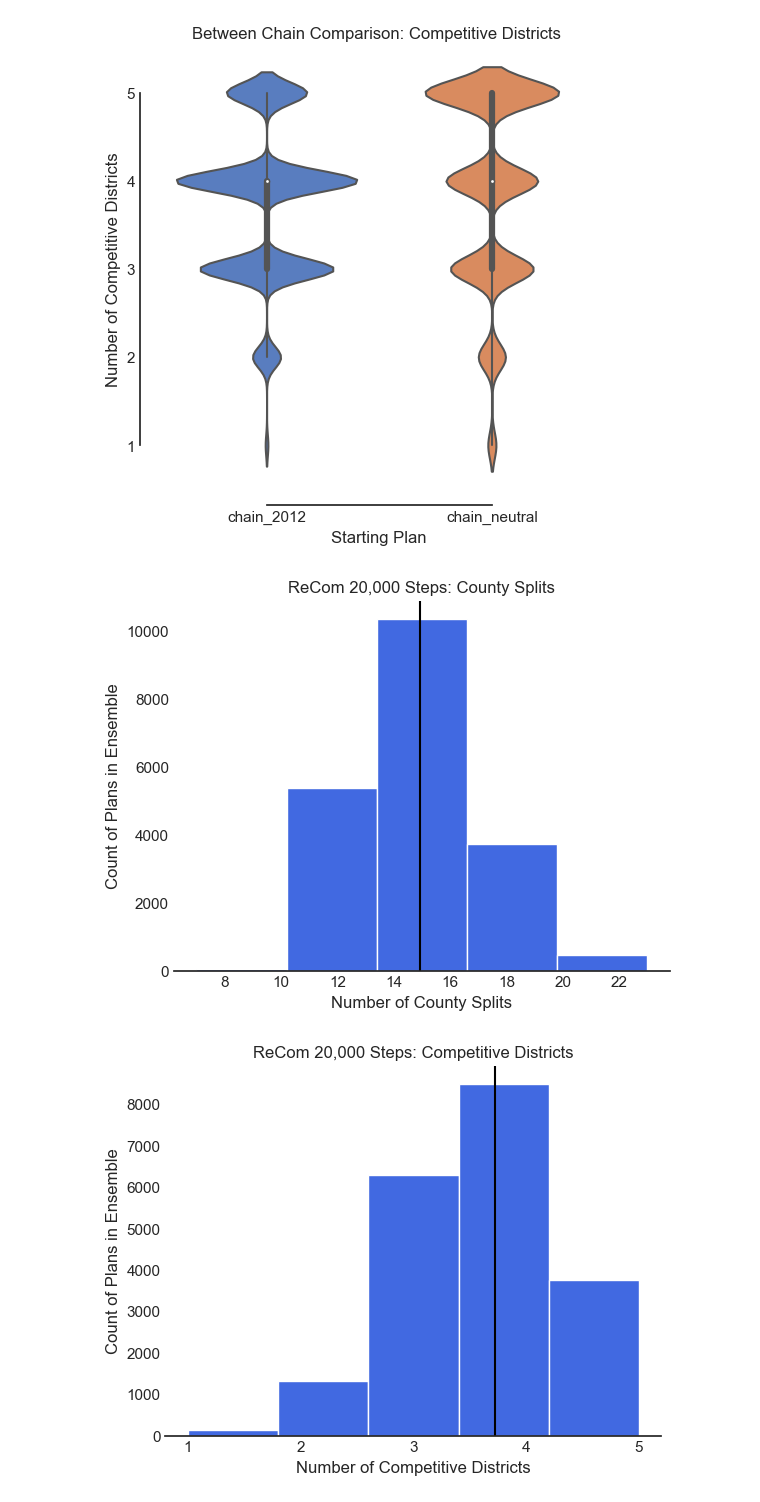
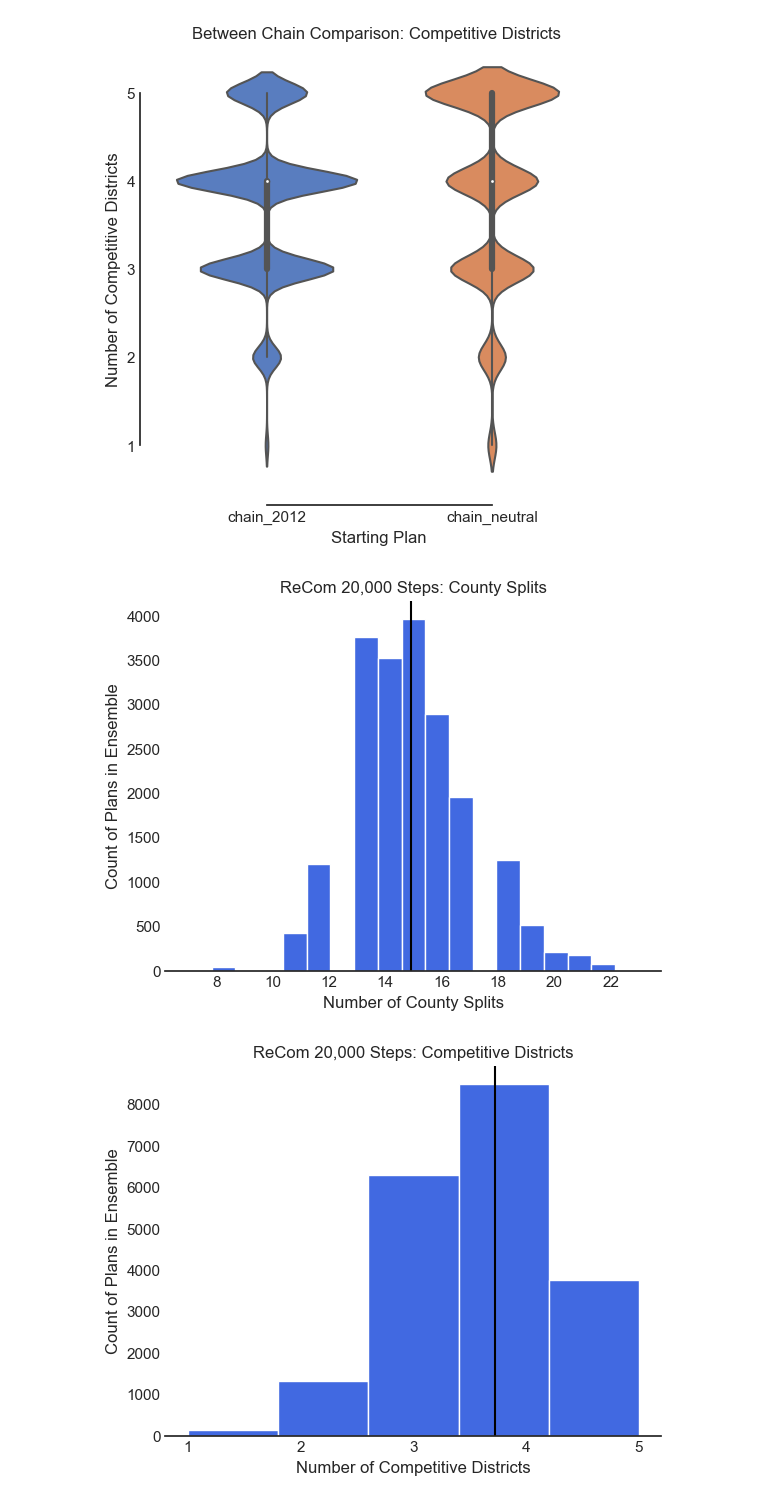
Before and after one commit to uwescience/dssg2021-redistricting, a Jupyter notebook: Colorado/02_CO_EDA_Modeling_Decisions.ipynb, the cells around one changed output. Cells and saved outputs as stored; diff of their text form; code cells hidden in the pictures.

```diff
--- a/Colorado/02_CO_EDA_Modeling_Decisions.ipynb
+++ b/Colorado/02_CO_EDA_Modeling_Decisions.ipynb
@@ -963,18 +963,18 @@ pass
 [figure]
 # %%
 plt.hist(converge_per_chain["chain_2012"]["county_splits"],
-         bins=5,
+         bins=19,
          color="royalblue")
 plt.axvline(x=(converge_per_chain["chain_2012"]["county_splits"]).mean(),
            color="black")
 plt.locator_params(axis="both", integer=True, tight=True)
 plt.title("ReCom 20,000 Steps: County Splits")
 plt.xlabel("Number of County Splits")
 plt.ylabel("Count of Plans in Ensemble")
 sns.despine(left=True, right=True)
 pass
 # %% [output]
-[figure, old version]
+[figure, new version]
 # %%
 plt.hist(converge_per_chain["chain_2012"]["comp_dist"],
          bins=5,
```
Also changed, not shown: parts of 9 cells of this notebook, 2 other files.
